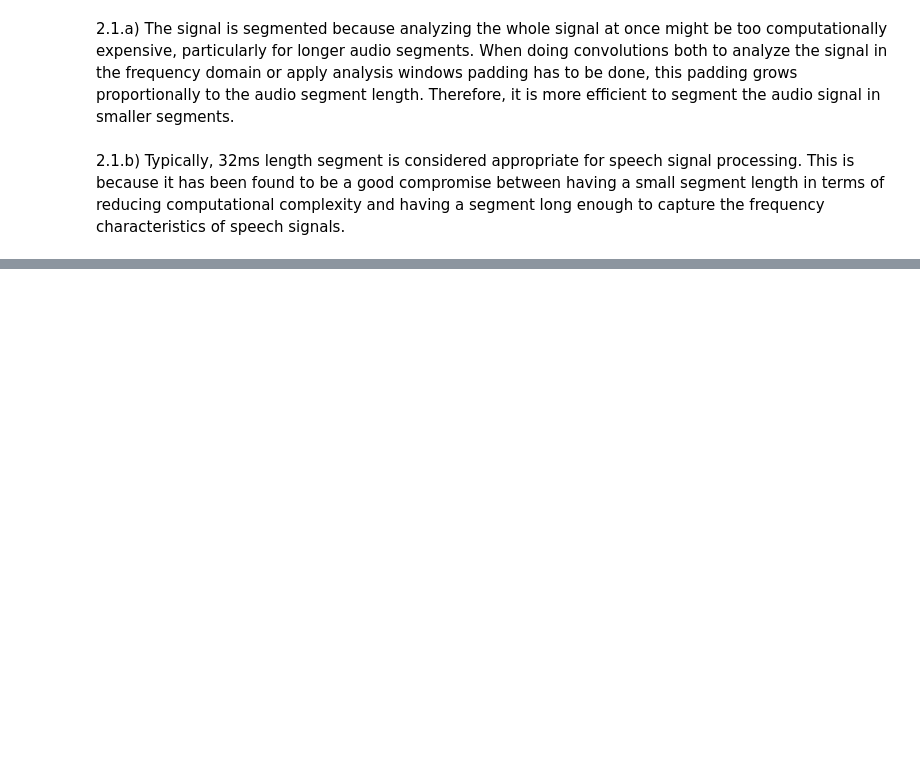
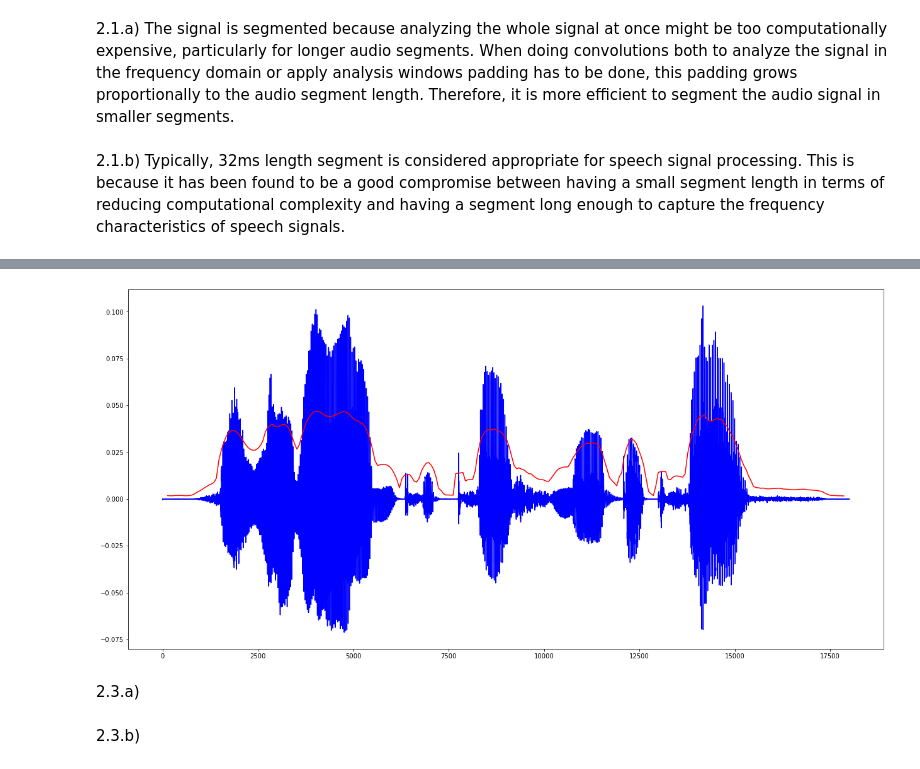
Before and after one commit to angelonti/uhh_ssp_summer2023, a Jupyter notebook: exercise4/exercise4.ipynb, the cells around one changed output, grey strips where cells are left out. Saved outputs shown, nothing was run; the diff lists cells and outputs as text; code cells hidden in the pictures; blank space fills up the shorter version.

```diff
--- a/exercise4/exercise4.ipynb
+++ b/exercise4/exercise4.ipynb
@@ -35,6 +35,10 @@ v_time_frame.shape
 2.1.a) The signal is segmented because analyzing the whole signal at once might be too computationally expensive, particularly for longer audio segments. When doing convolutions both to analyze the signal in the frequency domain or apply analysis windows padding has to be done, this padding grows proportionally to the audio segment length. Therefore, it is more efficient to segment the audio signal in smaller segments.
 # %% [markdown]
 2.1.b) Typically, 32ms length segment is considered appropriate for speech signal processing. This is because it has been found to be a good compromise between having a small segment length in terms of reducing computational complexity and having a segment long enough to capture the frequency characteristics of speech signals.
-# %%
-def compute_power():
-    pass
+# %%
+#2.2)
+def compute_power(x):
+    return np.sqrt(sum(abs(x)**2))/len(x)
+# %%
+powers = np.zeros(m_frames.shape[0])
+powers
@@ -40,0 +83,5 @@ def compute_power():
+# %%
+for idx, item in enumerate(m_frames):
+    powers[idx] = compute_power(item)
+
+powers.shape
@@ -40,0 +110,12 @@ def compute_power():
+# %%
+fig = plt.gcf()
+fig.set_size_inches(21.5, 10.5)
+plt.plot(np.arange(stop=len(speech_data), dtype=np.int32),speech_data, c='b')
+plt.plot(np.array(v_time_frame*sampling_rate, dtype=np.int32), np.sqrt(powers), c='r')
+plt.show()
+# %% [output]
+[figure, added]
+# %% [markdown]
+2.3.a)
+# %% [markdown]
+2.3.b)
```
Also changed, not shown: parts of 21 cells of this notebook, 1 other file.
